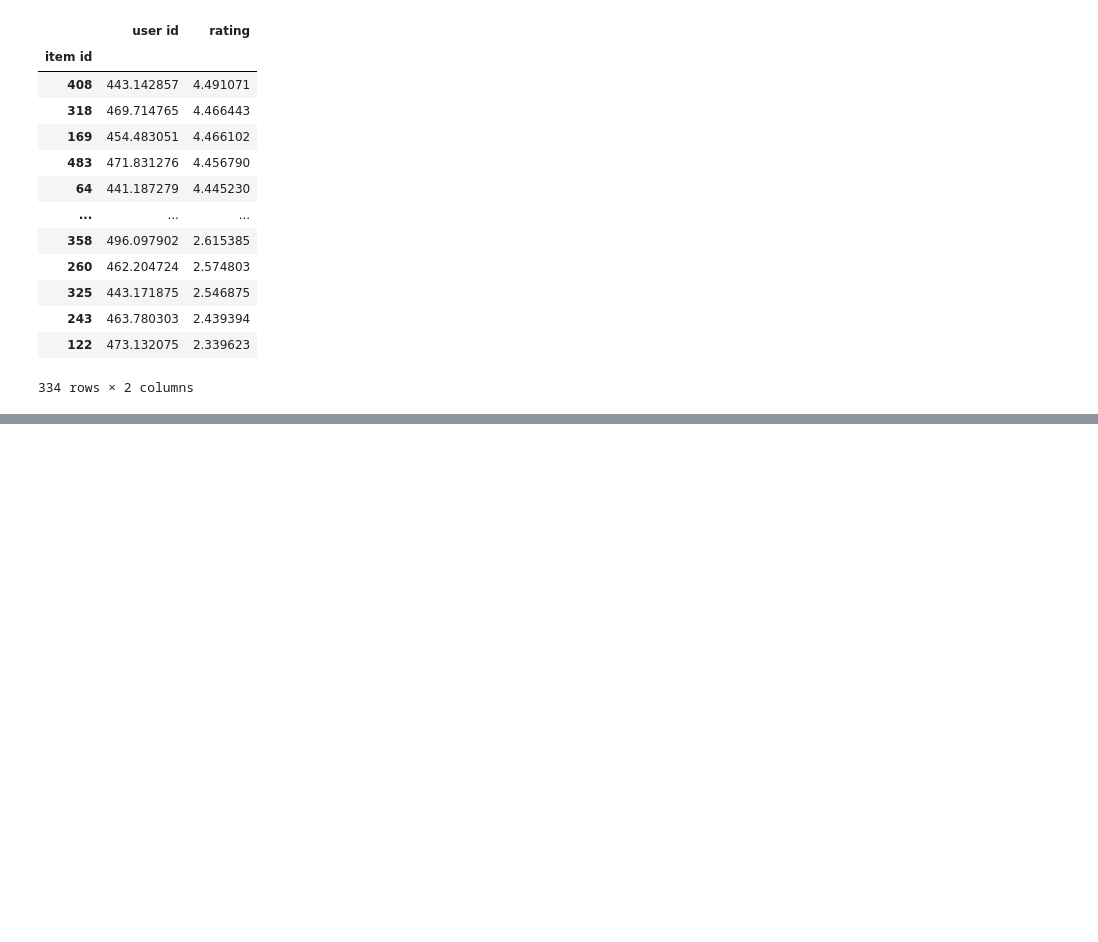
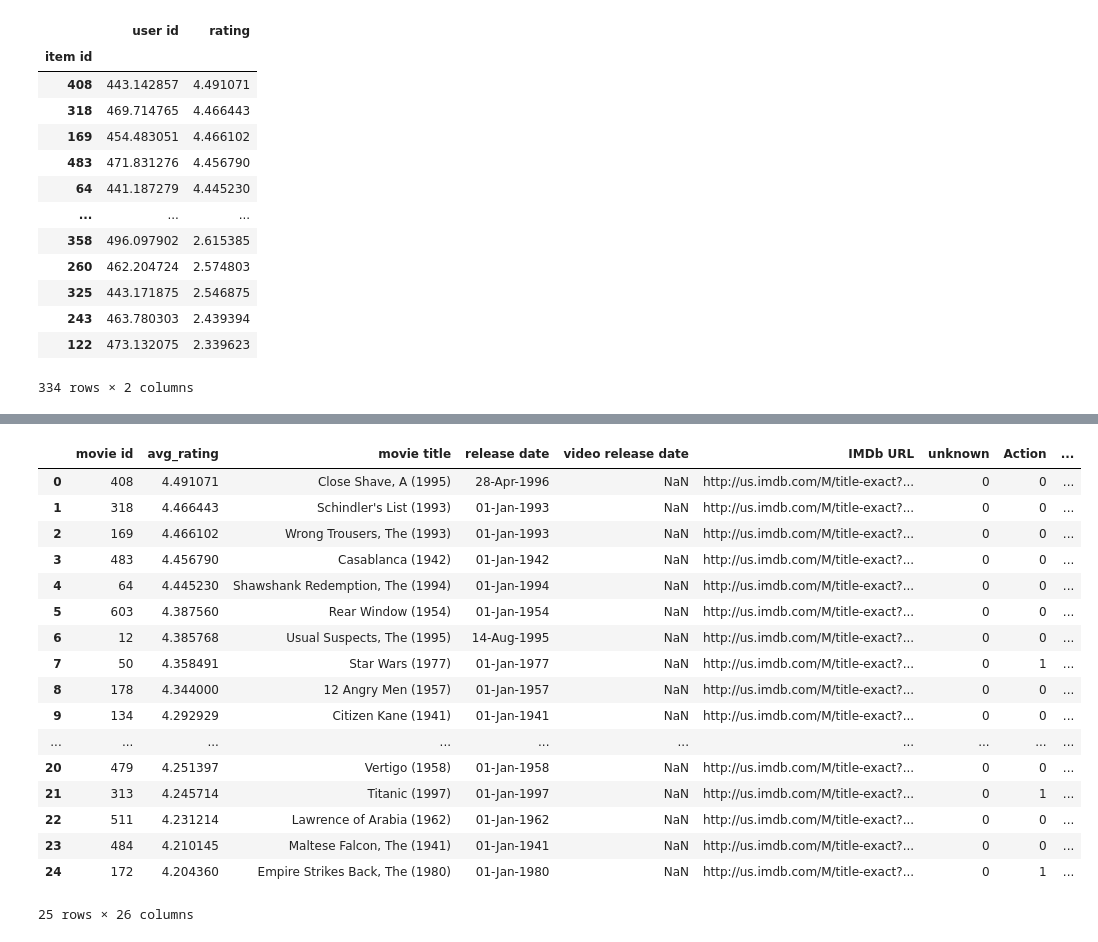
Before and after one commit to vishaltechevangelist/ds_bootcamp, a Jupyter notebook: notebooks/Week4-MovieLens_Assignment_Solution.ipynb, the cells around one changed output, grey strips where cells are left out. Cells and saved outputs as stored; diff of their text form; code cells hidden in the pictures; blank space fills up the shorter version.

```diff
--- a/notebooks/Week4-MovieLens_Assignment_Solution.ipynb
+++ b/notebooks/Week4-MovieLens_Assignment_Solution.ipynb
@@ -451 +453,23 @@ top_25_movies.set_index('movie id')
+# %%
+merged_df = pd.merge(ratings_list_df, movies_df, on='movie id')
+merged_df
+# %% [output]
+|  | movie id | avg_rating | movie title | release date | video release date | IMDb URL | unknown | Action | ... |
+| 0 | 408 | 4.491071 | Close Shave, A (1995) | 28-Apr-1996 | NaN | http://us.imdb.com/M/title-exact?... | 0 | 0 | ... |
+| 1 | 318 | 4.466443 | Schindler's List (1993) | 01-Jan-1993 | NaN | http://us.imdb.com/M/title-exact?... | 0 | 0 | ... |
+| 2 | 169 | 4.466102 | Wrong Trousers, The (1993) | 01-Jan-1993 | NaN | http://us.imdb.com/M/title-exact?... | 0 | 0 | ... |
+| 3 | 483 | 4.456790 | Casablanca (1942) | 01-Jan-1942 | NaN | http://us.imdb.com/M/title-exact?... | 0 | 0 | ... |
+| 4 | 64 | 4.445230 | Shawshank Redemption, The (1994) | 01-Jan-1994 | NaN | http://us.imdb.com/M/title-exact?... | 0 | 0 | ... |
+| 5 | 603 | 4.387560 | Rear Window (1954) | 01-Jan-1954 | NaN | http://us.imdb.com/M/title-exact?... | 0 | 0 | ... |
+| 6 | 12 | 4.385768 | Usual Suspects, The (1995) | 14-Aug-1995 | NaN | http://us.imdb.com/M/title-exact?... | 0 | 0 | ... |
+| 7 | 50 | 4.358491 | Star Wars (1977) | 01-Jan-1977 | NaN | http://us.imdb.com/M/title-exact?... | 0 | 1 | ... |
+| 8 | 178 | 4.344000 | 12 Angry Men (1957) | 01-Jan-1957 | NaN | http://us.imdb.com/M/title-exact?... | 0 | 0 | ... |
+| 9 | 134 | 4.292929 | Citizen Kane (1941) | 01-Jan-1941 | NaN | http://us.imdb.com/M/title-exact?... | 0 | 0 | ... |
+| ... | ... | ... | ... | ... | ... | ... | ... | ... | ... |
+| 20 | 479 | 4.251397 | Vertigo (1958) | 01-Jan-1958 | NaN | http://us.imdb.com/M/title-exact?... | 0 | 0 | ... |
+| 21 | 313 | 4.245714 | Titanic (1997) | 01-Jan-1997 | NaN | http://us.imdb.com/M/title-exact?... | 0 | 1 | ... |
+| 22 | 511 | 4.231214 | Lawrence of Arabia (1962) | 01-Jan-1962 | NaN | http://us.imdb.com/M/title-exact?... | 0 | 0 | ... |
+| 23 | 484 | 4.210145 | Maltese Falcon, The (1941) | 01-Jan-1941 | NaN | http://us.imdb.com/M/title-exact?... | 0 | 0 | ... |
+| 24 | 172 | 4.204360 | Empire Strikes Back, The (1980) | 01-Jan-1980 | NaN | http://us.imdb.com/M/title-exact?... | 0 | 1 | ... |
+25 rows × 26 columns
 # %%
```
Also changed, not shown: parts of 19 cells of this notebook.
